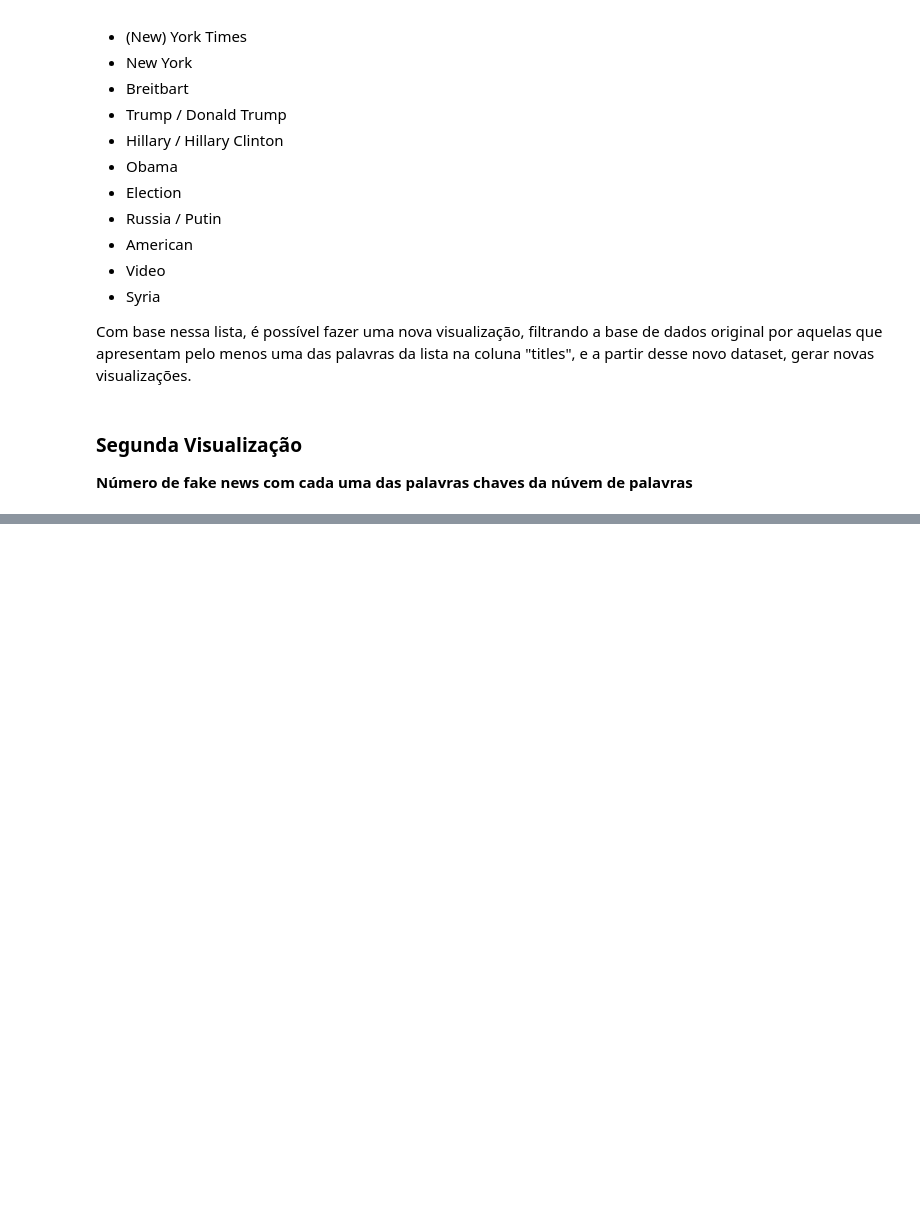
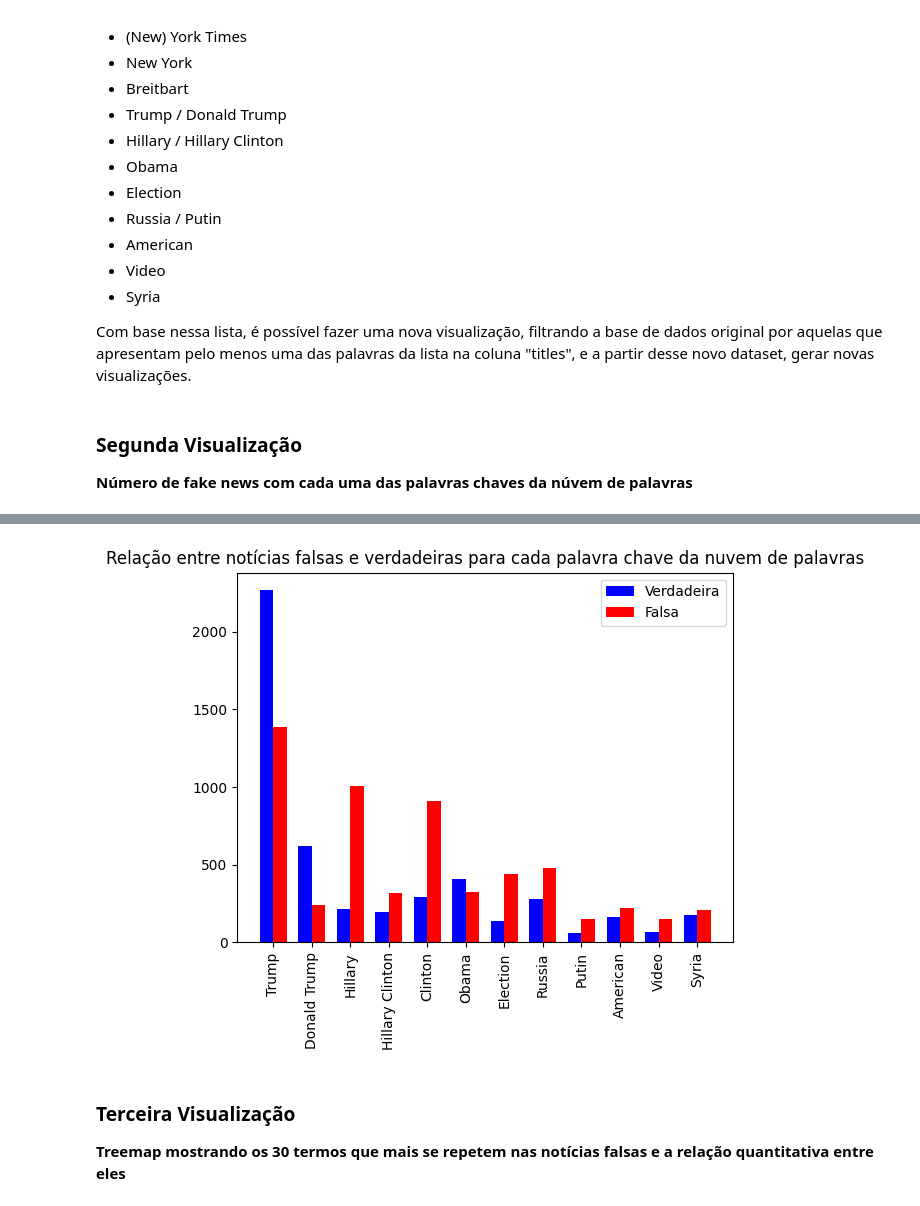
Before and after one commit to ERAjeje/Projeto_Visualizacao_Informacao_UNIFRAN, a Jupyter notebook: fake_news.ipynb, the cells around one changed output, grey strips where cells are left out. Drawn from its saved outputs; the diff is of its cells as text; code cells hidden in the pictures; blank space fills up the shorter version.

```diff
--- a/fake_news.ipynb
+++ b/fake_news.ipynb
@@ -194,11 +244,28 @@ word_titles_by_label
+# %%
+# Remover as 4 primeiras linhas do dataset word_titles_by_label pois se tratavam de nomes de jornais e não existia uma quantidade significativa de notícias falsas
+word_titles_by_label = word_titles_by_label.iloc[4:]
 # %%
 # plotando o gráfico
 words = word_titles_by_label['word']
 false = word_titles_by_label['false']
 true = word_titles_by_label['true']
-plt.bar(words, true, color = 'blue')
-plt.bar(words, false, bottom = true, color = 'red')
-plt.legend(['Verdadeira', 'Falsa'])
-plt.xticks(rotation=90)
-plt.title('Relação entre notícias falsas e verdadeiras para cada palavra chave da núvem de palavras')
+
+# Ajustar a largura das barras
+bar_width = 0.35
+
+# Calcular a posição x para as barras de "falsa" e "verdadeira" lado a lado
+x = np.arange(len(words))
+
+plt.bar(x - bar_width/2, true, width=bar_width, color='blue', label='Verdadeira')
+plt.bar(x + bar_width/2, false, width=bar_width, color='red', label='Falsa')
+
+plt.xticks(x, words, rotation=90)
+plt.legend()
+plt.title('Relação entre notícias falsas e verdadeiras para cada palavra chave da nuvem de palavras')
 plt.show()
+# %% [output]
+[figure, added]
+# %% [markdown]
+### Terceira Visualização
+
+**Treemap mostrando os 30 termos que mais se repetem nas notícias falsas e a relação quantitativa entre eles**
```
Also changed, not shown: parts of 11 cells of this notebook.
